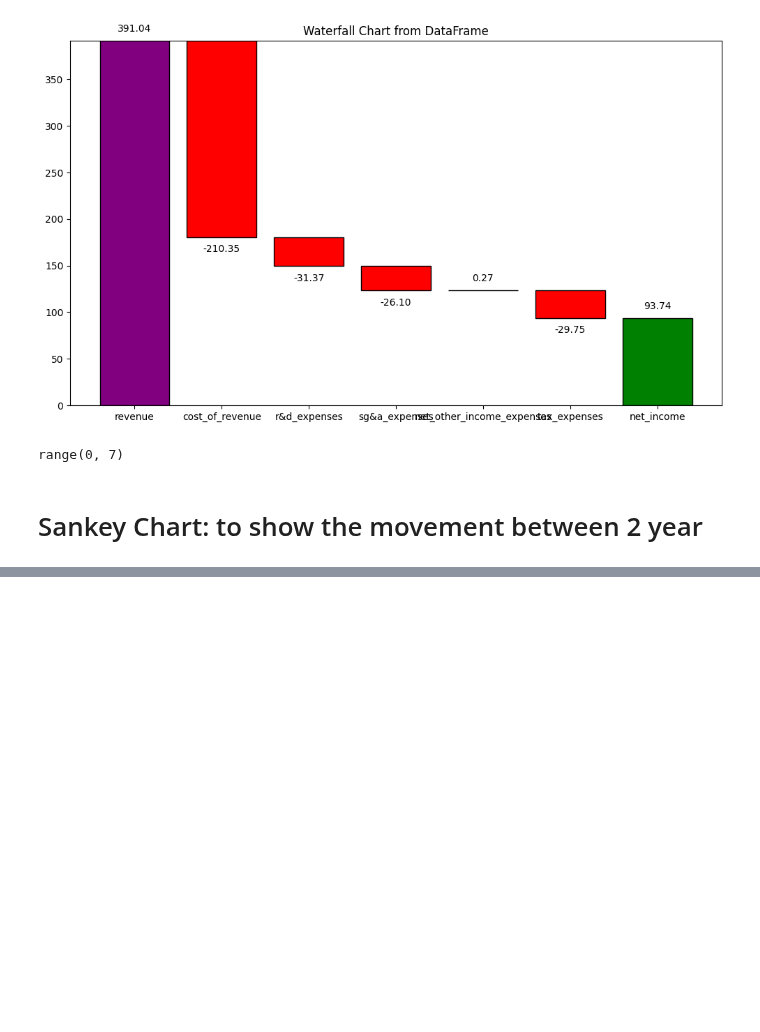
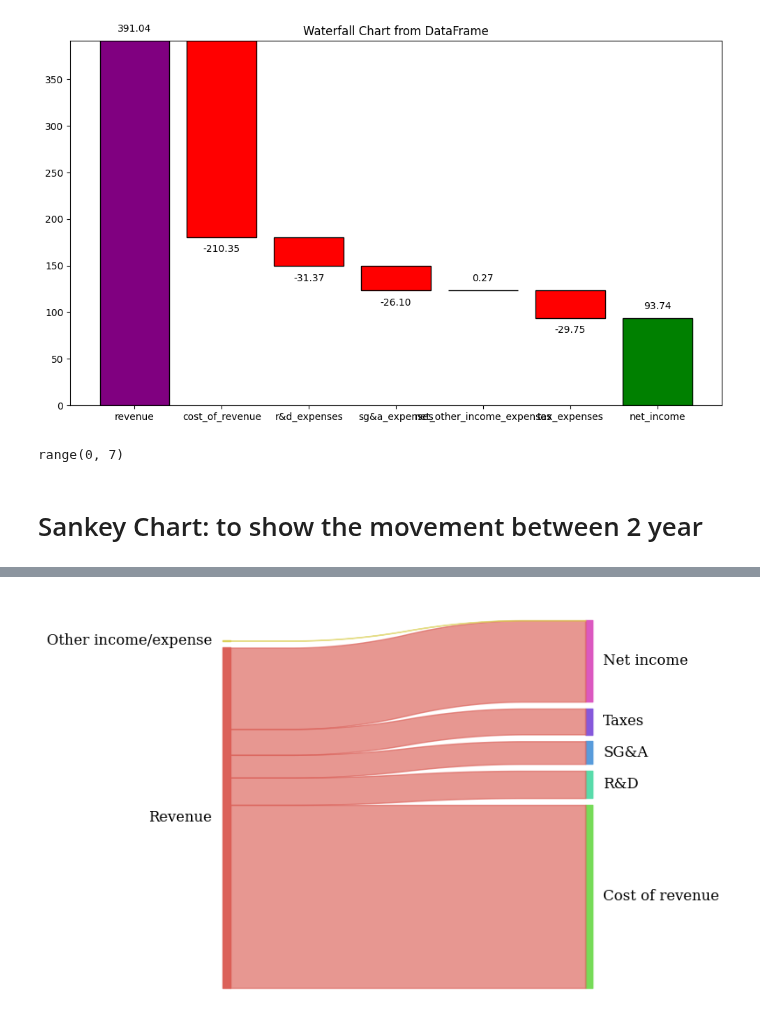
Before and after one commit to tdoan123/data-learning-journey, a Jupyter notebook: Projects/FinancialStatementAnalysis/apple_income_statement_annual.ipynb, the cells around one changed output, grey strips where cells are left out. Saved outputs shown, nothing was run; the diff lists cells and outputs as text; code cells hidden in the pictures; blank space fills up the shorter version.

```diff
--- a/Projects/FinancialStatementAnalysis/apple_income_statement_annual.ipynb
+++ b/Projects/FinancialStatementAnalysis/apple_income_statement_annual.ipynb
@@ -744,0 +922,50 @@ step 2:
+# %%
+def to_scalar(x):
+    # Convert Series/list/ndarray to a single float if it has one value
+    if isinstance(x, pd.Series):
+        x = x.values
+    x = np.array(x)
+    if x.size != 1:
+        raise ValueError(f"Expected a single value, got shape {x.shape} with {x}")
+    return float(x.ravel()[0])
+
+# ---- Prepare data safely ----
+year_col = "Value2024"          # must be a STRING, not a list like ["Value2024"]
+df = df_2023_2024.copy()
+
+# Ensure numeric column
+df[year_col] = pd.to_numeric(df[year_col], errors="coerce")
+
+# Build clean dict of scalars
+vals = {m: to_scalar(v) for m, v in df.set_index("Metric")[year_col].items()}
+
+# Pull & sanitize numbers
+rev   = to_scalar(vals["revenue"])
+cogs  = abs(to_scalar(vals["cost_of_revenue"]))
+rnd   = abs(to_scalar(vals["r&d_expenses"]))
+sga   = abs(to_scalar(vals["sg&a_expenses"]))
+tax   = abs(to_scalar(vals["tax_expenses"]))
+other = to_scalar(vals["net_other_income_expenses"])  # may be +/-
+residual_to_net = rev - (cogs + rnd + sga + tax)
+
+# ---- Build flows (lists must be same length) ----
+left, right, w = [], [], []
+
+for tgt, amt in [("Cost of revenue", cogs), ("R&D", rnd), ("SG&A", sga), ("Taxes", tax)]:
+    if amt > 0:
+        left.append("Revenue"); right.append(tgt); w.append(amt)
+
+if residual_to_net > 0:
+    left.append("Revenue"); right.append("Net income"); w.append(residual_to_net)
+
+if other > 0:
+    left.append("Other income/expense"); right.append("Net income"); w.append(other)
+elif other < 0:
+    left.append("Revenue"); right.append("Other income/expense"); w.append(abs(other))
+
+# Optional sanity check:
+# assert abs((residual_to_net + max(other, 0.0)) - vals["net_income"]) < 1e-6
+
+sankey(left=left, right=right, leftWeight=w, rightWeight=None, fontsize=12, aspect=300)
+# %% [output]
+[figure, added]
```
Also changed, not shown: parts of 18 cells of this notebook.
